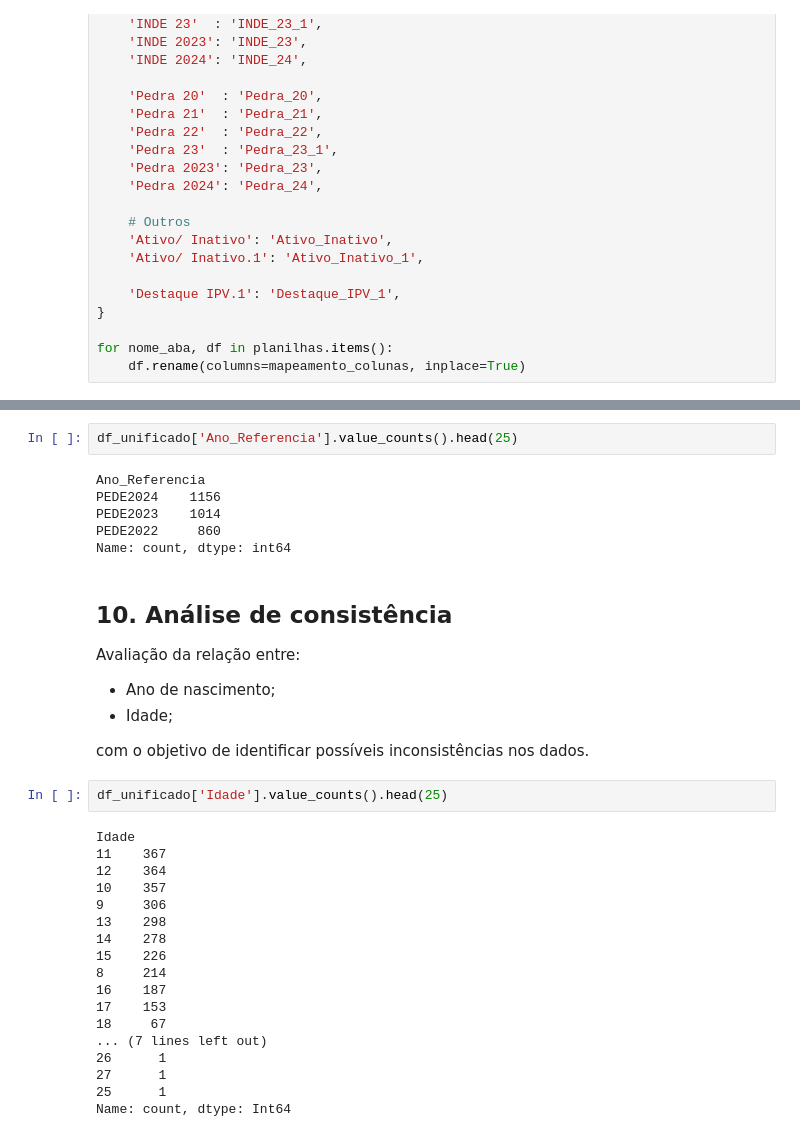
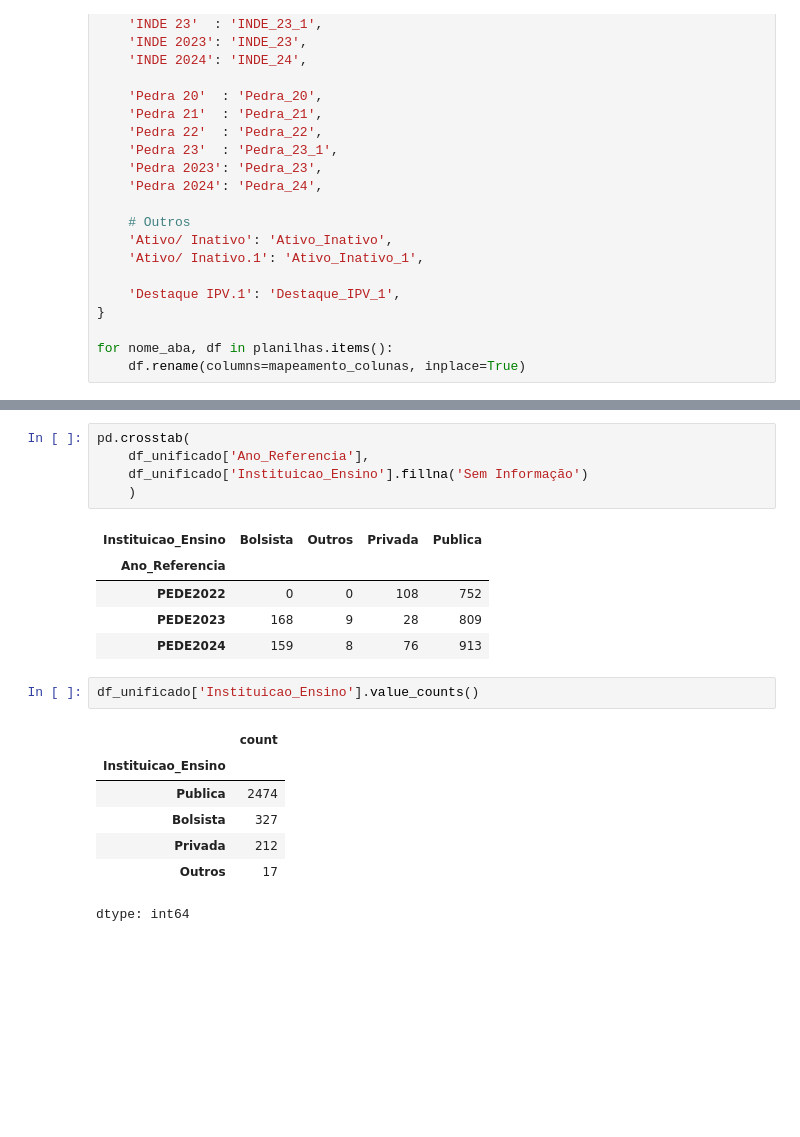
Before and after one commit to andersonserrico/Datathon_TerraJourney_Grupo48, a Jupyter notebook: notebooks/Tratamento_base.ipynb, the cells around one changed output, grey strips where cells are left out. Drawn from its saved outputs; the diff is of its cells as text; blank space fills up the shorter version.

```diff
--- a/notebooks/Tratamento_base.ipynb
+++ b/notebooks/Tratamento_base.ipynb
@@ -538,37 +1106,21 @@ memory usage: 1.3+ MB
+# %%
+pd.crosstab(
+    df_unificado['Ano_Referencia'],
+    df_unificado['Instituicao_Ensino'].fillna('Sem Informação')
+    )
+# %% [output]
+| Instituicao_Ensino | Bolsista | Outros | Privada | Publica |
+| Ano_Referencia |  |  |  |  |
+| PEDE2022 | 0 | 0 | 108 | 752 |
+| PEDE2023 | 168 | 9 | 28 | 809 |
+| PEDE2024 | 159 | 8 | 76 | 913 |
 # %%
-df_unificado['Ano_Referencia'].value_counts().head(25)
+df_unificado['Instituicao_Ensino'].value_counts()
 # %% [output]
+|  | count |
+| Instituicao_Ensino |  |
+| Publica | 2474 |
+| Bolsista | 327 |
+| Privada | 212 |
+| Outros | 17 |
-Ano_Referencia
-PEDE2024    1156
-PEDE2023    1014
-PEDE2022     860
-Name: count, dtype: int64
+dtype: int64
-# %% [markdown]
-## 10. Análise de consistência
-
-Avaliação da relação entre:
-
-- Ano de nascimento;
-- Idade;
-
-com o objetivo de identificar possíveis inconsistências nos dados.
-# %%
-df_unificado['Idade'].value_counts().head(25)
-# %% [output]
-Idade
-11    367
-12    364
-10    357
-9     306
-13    298
-14    278
-15    226
-8     214
-16    187
-17    153
-18     67
-... (7 lines left out)
-26      1
-27      1
-25      1
-Name: count, dtype: Int64
```
Also changed, not shown: parts of 48 cells of this notebook.
